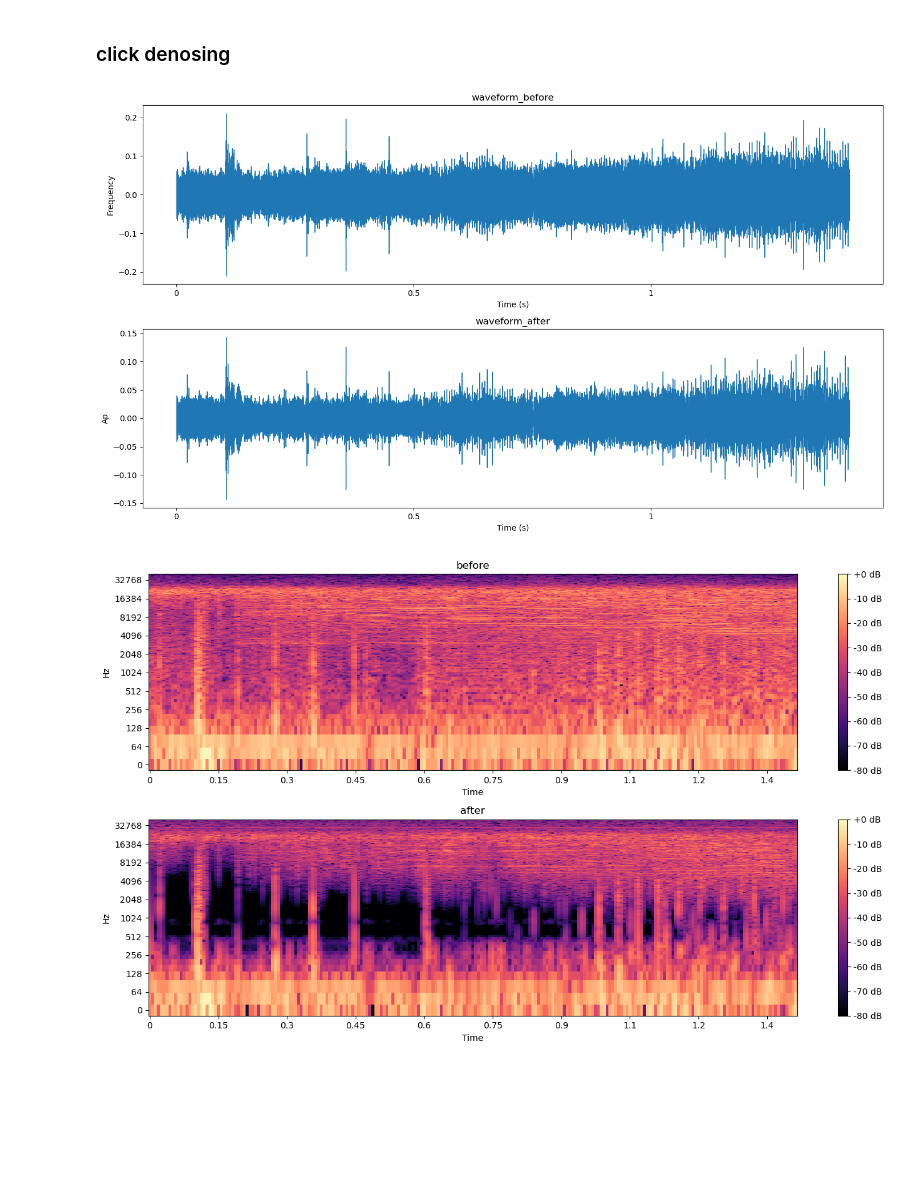
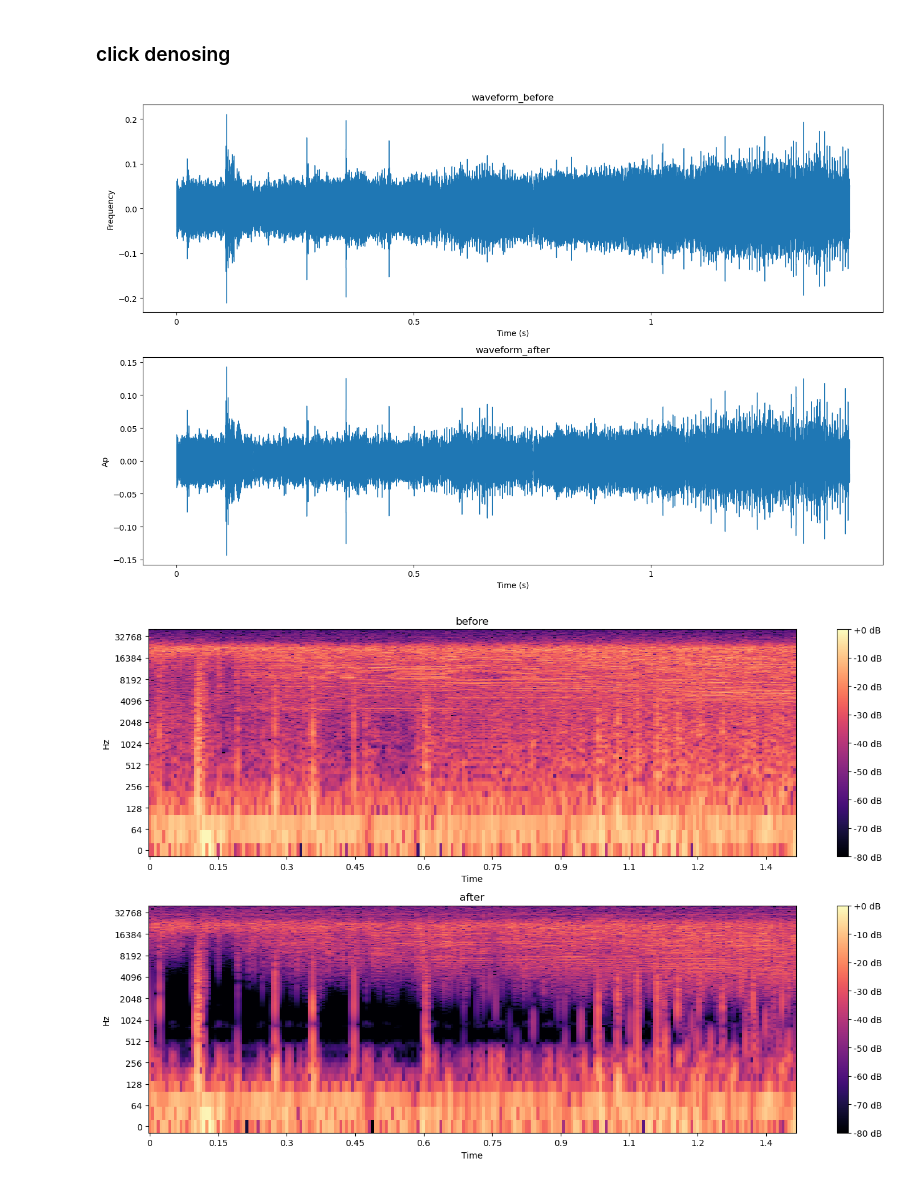
Before and after one commit to miraclebai/reproducibility, a Jupyter notebook: code/paper.ipynb, the cells around one changed output. Saved outputs shown, nothing was run; the diff lists cells and outputs as text; code cells hidden in the pictures; blank space fills up the shorter version.

```diff
--- a/code/paper.ipynb
+++ b/code/paper.ipynb
@@ -273,11 +273,11 @@ def wavelet_denoising(y, wavelet='sym8', level=10, threshold=0.2):
     # 重构信号
     return pywt.waverec(coeffs_denoised, wavelet)
 
-# 进行小波去噪
+
 y_denoised = wavelet_denoising(y, wavelet=wavelet, level=level, threshold=threshold)
 
 # 绘制原始信号和去噪信号的时域波形
-plt.figure(figsize=(14, 8))
+plt.figure(figsize=(14, 9))
 
 # 去噪前的时域波形
 plt.subplot(2, 1, 1)
@@ -288,33 +288,33 @@ plt.ylabel('Frequency')
 
 # 去噪后的时域波形
 plt.subplot(2, 1, 2)
 librosa.display.waveshow(y_denoised, sr=sr)
 plt.title('waveform_after')
 plt.xlabel('Time (s)')
 plt.ylabel('Ap')
 
 plt.tight_layout()
 plt.show()
 
 # 绘制原始信号和去噪信号的频谱图
-plt.figure(figsize=(14, 8))
+plt.figure(figsize=(14, 9))
 
 # 去噪前的频谱图
 plt.subplot(2, 1, 1)
 D = librosa.amplitude_to_db(np.abs(librosa.stft(y)), ref=np.max)
 librosa.display.specshow(D, sr=sr, x_axis='time', y_axis='log')
 plt.colorbar(format='%+2.0f dB')
 plt.title('before')
 
 # 去噪后的频谱图
 plt.subplot(2, 1, 2)
 D_denoised = librosa.amplitude_to_db(np.abs(librosa.stft(y_denoised)), ref=np.max)
 librosa.display.specshow(D_denoised, sr=sr, x_axis='time', y_axis='log')
 plt.colorbar(format='%+2.0f dB')
 plt.title('after')
 
 plt.tight_layout()
 plt.show()
 # %% [output]
-[figure, old version]
+[figure, new version]
-[figure, old version]
+[figure, new version]
```
Also changed, not shown: parts of 4 cells of this notebook.
